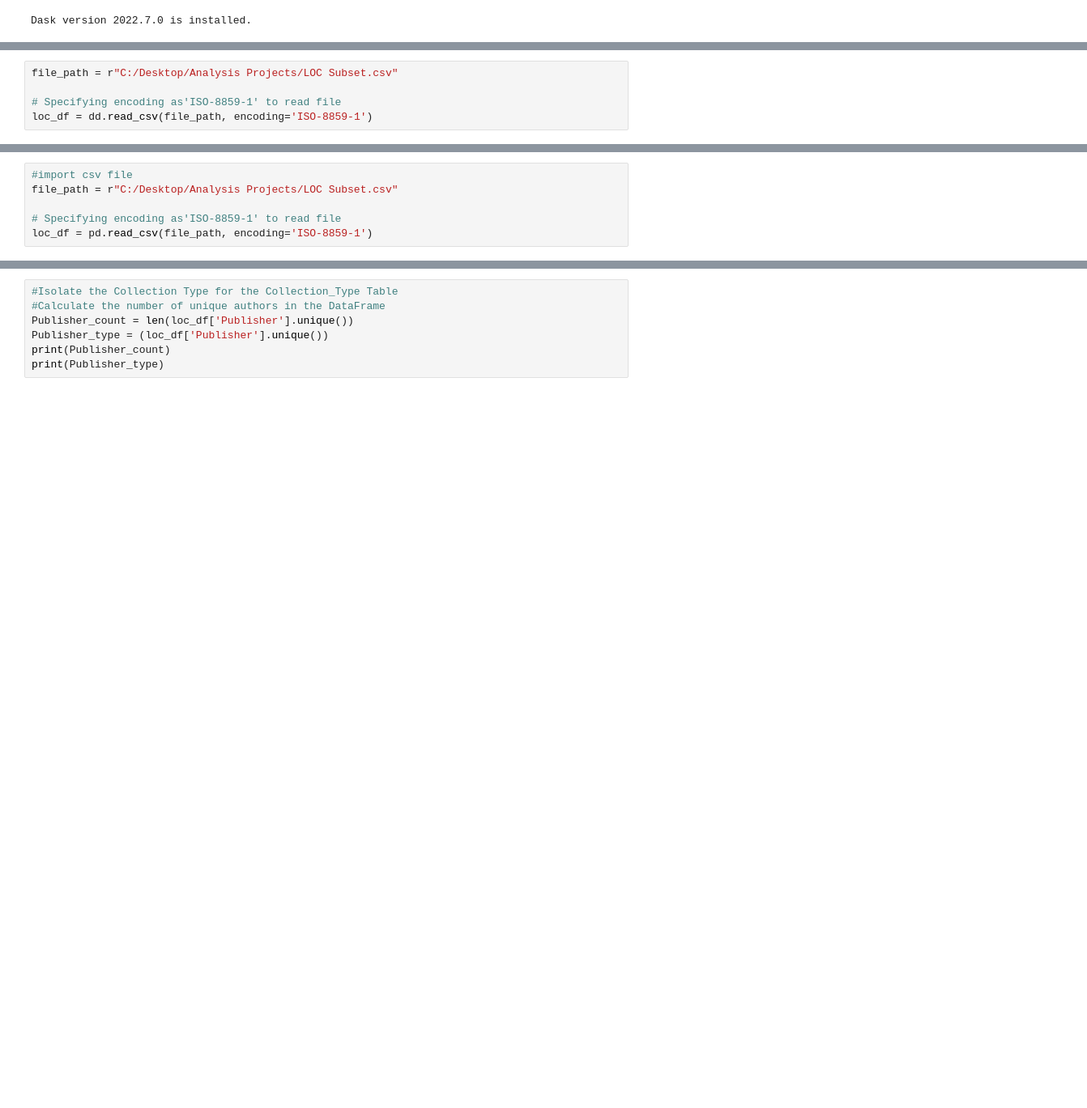
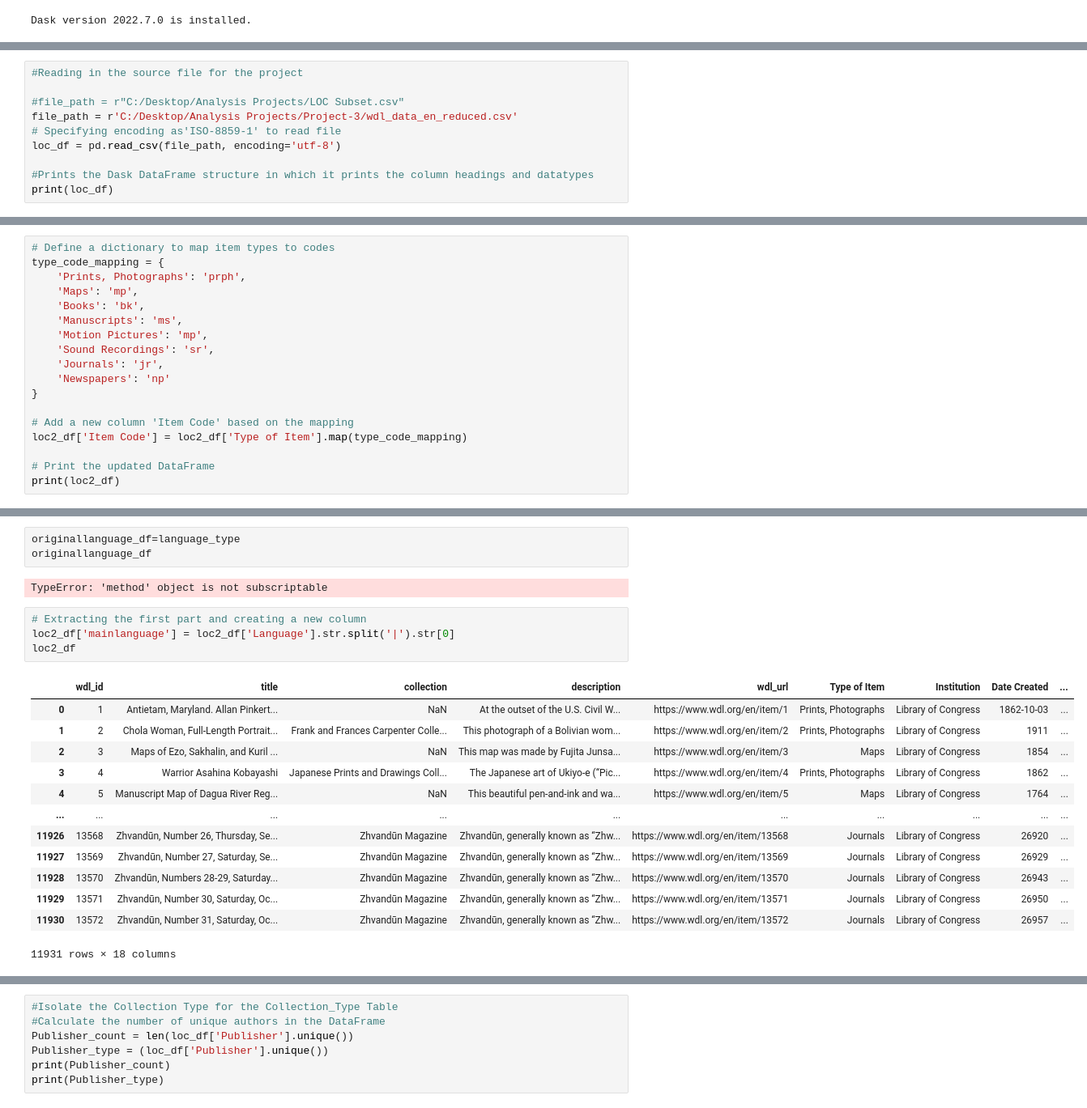
Before and after one commit to caitepley/Project-3, a Jupyter notebook: LOC.ipynb, the cells around one changed output, grey strips where cells are left out. Shown: that part at 81% size. Saved outputs shown, nothing was run; the diff lists cells and outputs as text; blank space fills up the shorter version.

Commit message:
Without DASK

```diff
--- a/LOC.ipynb
+++ b/LOC.ipynb
@@ -14,7 +13,12 @@ import dask.dataframe as dd
 from pathlib import Path
 from sqlalchemy import create_engine, text
 # %%
-file_path = r"C:/Desktop/Analysis Projects/LOC Subset.csv"
+#Reading in the source file for the project
 
+#file_path = r"C:/Desktop/Analysis Projects/LOC Subset.csv"
+file_path = r'C:/Desktop/Analysis Projects/Project-3/wdl_data_en_reduced.csv'
 # Specifying encoding as'ISO-8859-1' to read file
-loc_df = dd.read_csv(file_path, encoding='ISO-8859-1')
+loc_df = pd.read_csv(file_path, encoding='utf-8')
+
+#Prints the Dask DataFrame structure in which it prints the column headings and datatypes
+print(loc_df)
@@ -21,6 +42,0 @@ loc_df = dd.read_csv(file_path, encoding='ISO-8859-1')
-# %%
-#import csv file
-file_path = r"C:/Desktop/Analysis Projects/LOC Subset.csv"
-
-# Specifying encoding as'ISO-8859-1' to read file
-loc_df = pd.read_csv(file_path, encoding='ISO-8859-1')
@@ -57,0 +124,18 @@ print(item_type)
+# %%
+# Define a dictionary to map item types to codes
+type_code_mapping = {
+    'Prints, Photographs': 'prph',
+    'Maps': 'mp',
+    'Books': 'bk',
+    'Manuscripts': 'ms',
+    'Motion Pictures': 'mp',
+    'Sound Recordings': 'sr',
+    'Journals': 'jr',
+    'Newspapers': 'np'
+}
+
+# Add a new column 'Item Code' based on the mapping
+loc2_df['Item Code'] = loc2_df['Type of Item'].map(type_code_mapping)
+
+# Print the updated DataFrame
+print(loc2_df)
@@ -107,0 +239,23 @@ print(Institution_type)
+# %%
+originallanguage_df=language_type
+originallanguage_df
+# %% [output]
+TypeError: 'method' object is not subscriptable
+# %%
+# Extracting the first part and creating a new column
+loc2_df['mainlanguage'] = loc2_df['Language'].str.split('|').str[0]
+loc2_df
+# %% [output]
+|  | wdl_id | title | collection | description | wdl_url | Type of Item | Institution | Date Created | ... |
+| 0 | 1 | Antietam, Maryland. Allan Pinkert... | NaN | At the outset of the U.S. Civil W... | https://www.wdl.org/en/item/1 | Prints, Photographs | Library of Congress | 1862-10-03 | ... |
+| 1 | 2 | Chola Woman, Full-Length Portrait... | Frank and Frances Carpenter Colle... | This photograph of a Bolivian wom... | https://www.wdl.org/en/item/2 | Prints, Photographs | Library of Congress | 1911 | ... |
+| 2 | 3 | Maps of Ezo, Sakhalin, and Kuril ... | NaN | This map was made by Fujita Junsa... | https://www.wdl.org/en/item/3 | Maps | Library of Congress | 1854 | ... |
+| 3 | 4 | Warrior Asahina Kobayashi | Japanese Prints and Drawings Coll... | The Japanese art of Ukiyo-e (“Pic... | https://www.wdl.org/en/item/4 | Prints, Photographs | Library of Congress | 1862 | ... |
+| 4 | 5 | Manuscript Map of Dagua River Reg... | NaN | This beautiful pen-and-ink and wa... | https://www.wdl.org/en/item/5 | Maps | Library of Congress | 1764 | ... |
+| ... | ... | ... | ... | ... | ... | ... | ... | ... | ... |
+| 11926 | 13568 | Zhvandūn, Number 26, Thursday, Se... | Zhvandūn Magazine | Zhvandūn, generally known as “Zhw... | https://www.wdl.org/en/item/13568 | Journals | Library of Congress | 26920 | ... |
+| 11927 | 13569 | Zhvandūn, Number 27, Saturday, Se... | Zhvandūn Magazine | Zhvandūn, generally known as “Zhw... | https://www.wdl.org/en/item/13569 | Journals | Library of Congress | 26929 | ... |
+| 11928 | 13570 | Zhvandūn, Numbers 28-29, Saturday... | Zhvandūn Magazine | Zhvandūn, generally known as “Zhw... | https://www.wdl.org/en/item/13570 | Journals | Library of Congress | 26943 | ... |
+| 11929 | 13571 | Zhvandūn, Number 30, Saturday, Oc... | Zhvandūn Magazine | Zhvandūn, generally known as “Zhw... | https://www.wdl.org/en/item/13571 | Journals | Library of Congress | 26950 | ... |
+| 11930 | 13572 | Zhvandūn, Number 31, Saturday, Oc... | Zhvandūn Magazine | Zhvandūn, generally known as “Zhw... | https://www.wdl.org/en/item/13572 | Journals | Library of Congress | 26957 | ... |
+11931 rows × 18 columns
```
Also changed, not shown: parts of 16 cells of this notebook, 3 other files.
